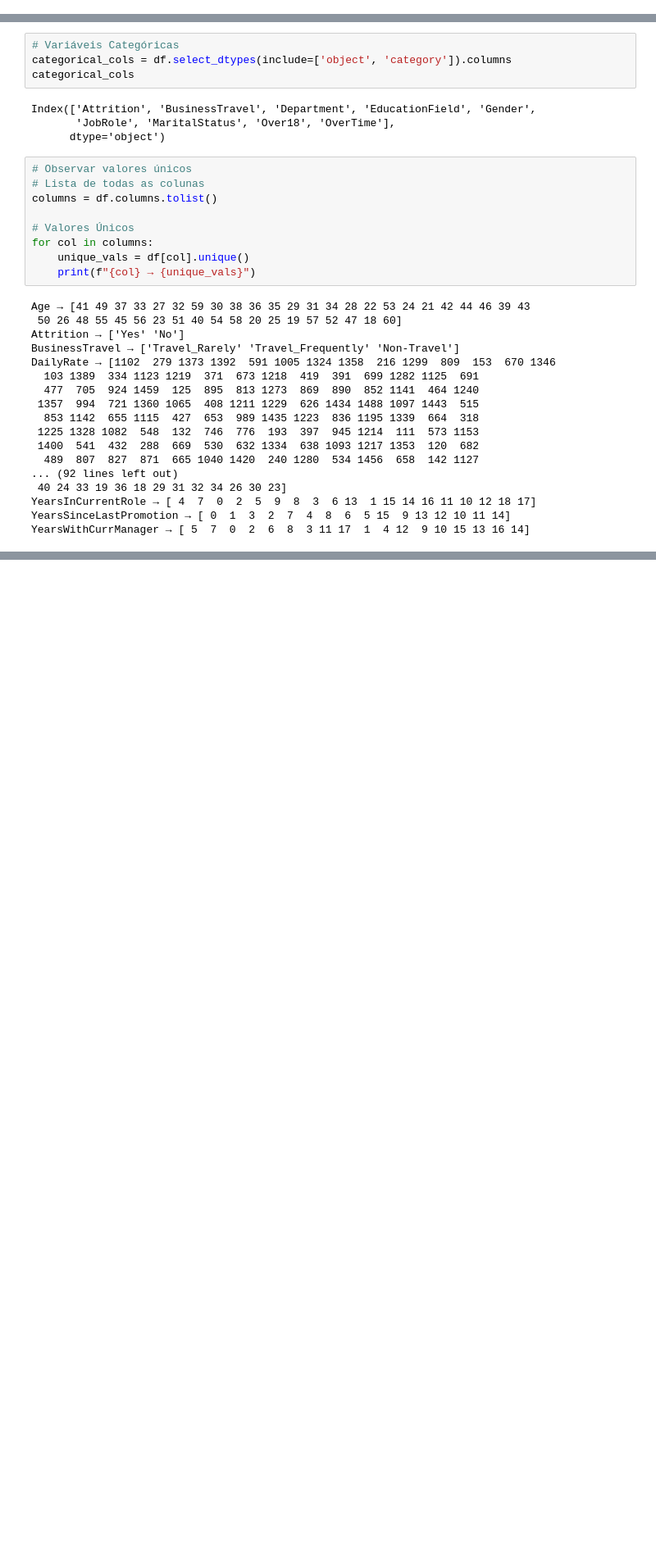
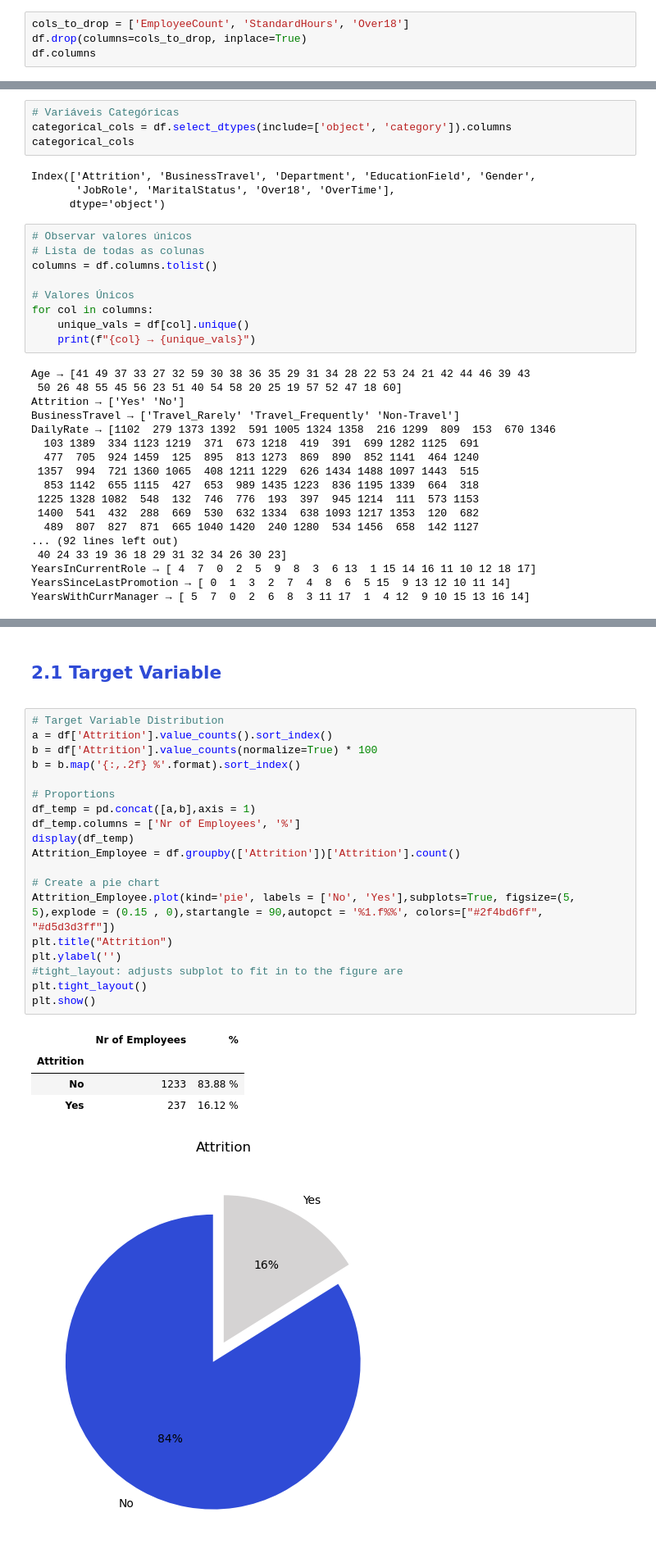
Before and after one commit to deboratcruz11/bootcamp, a Jupyter notebook: HR_Attrition.ipynb, the cells around one changed output, grey strips where cells are left out. Shown at 82% size. Saved outputs shown, nothing was run; the diff lists cells and outputs as text; blank space fills up the shorter version.

Commit message:
Exploração Visual

```diff
--- a/HR_Attrition.ipynb
+++ b/HR_Attrition.ipynb
@@ -155,0 +156,4 @@ df.describe(include=['O']).T
+# %%
+cols_to_drop = ['EmployeeCount', 'StandardHours', 'Over18']
+df.drop(columns=cols_to_drop, inplace=True)
+df.columns
@@ -235,0 +258,32 @@ YearsWithCurrManager → [ 5  7  0  2  6  8  3 11 17  1  4 12  9 10 15 13 16 14]
+# %% [markdown]
+<a class="anchor" id="2nd-bullet">
+
+
+<font color = '#2f4bd6ff'>
+
+## **2.1 Target Variable** </font></a>
+# %%
+# Target Variable Distribution
+a = df['Attrition'].value_counts().sort_index()
+b = df['Attrition'].value_counts(normalize=True) * 100
+b = b.map('{:,.2f} %'.format).sort_index()
+
+# Proportions
+df_temp = pd.concat([a,b],axis = 1)
+df_temp.columns = ['Nr of Employees', '%']
+display(df_temp)
+Attrition_Employee = df.groupby(['Attrition'])['Attrition'].count()
+
+# Create a pie chart
+Attrition_Employee.plot(kind='pie', labels = ['No', 'Yes'],subplots=True, figsize=(5, 5),explode = (0.15 , 0),startangle = 90,autopct = '%1.f%%', colors=["#2f4bd6ff", "#d5d3d3ff"])
+plt.title("Attrition")
+plt.ylabel('')
+#tight_layout: adjusts subplot to fit in to the figure are
+plt.tight_layout()
+plt.show()
+# %% [output]
+|  | Nr of Employees | % |
+| Attrition |  |  |
+| No | 1233 | 83.88 % |
+| Yes | 237 | 16.12 % |
+[figure, added]
```
Also changed, not shown: parts of 13 cells of this notebook.
